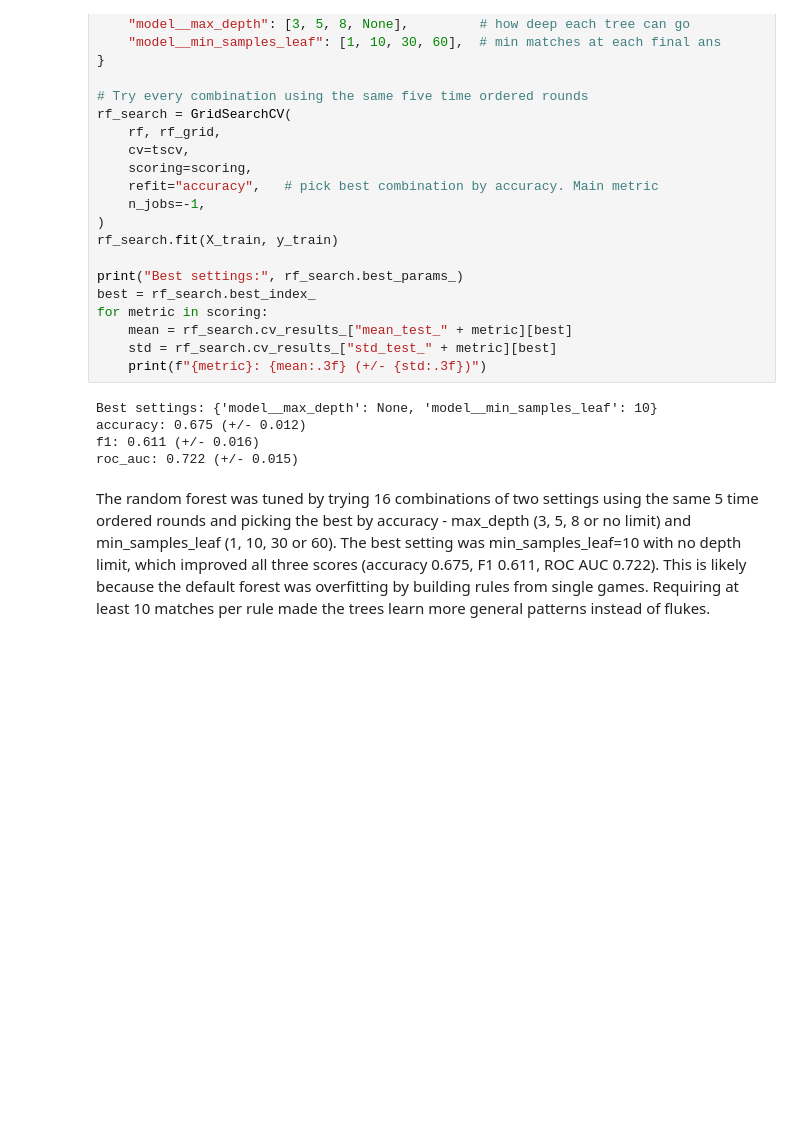
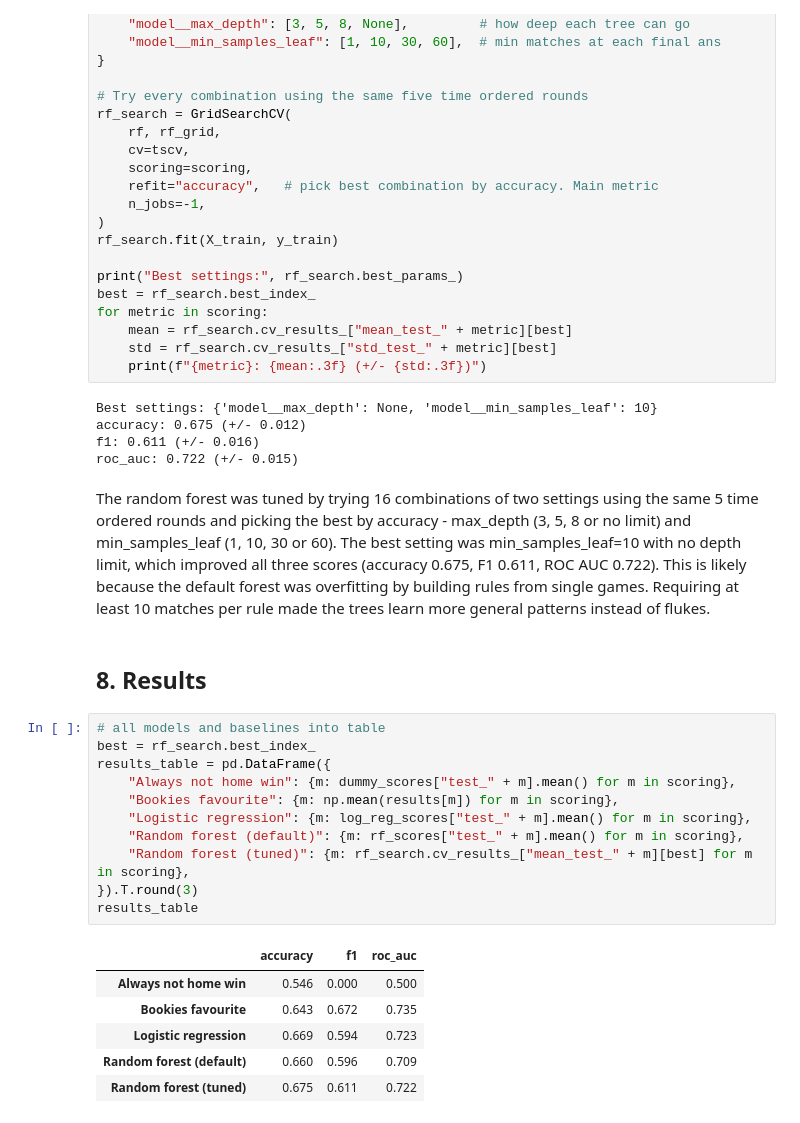
Before and after one commit to jonesyadam111/CT4101-premier-league-prediction, a Jupyter notebook: premier_league_prediction.ipynb, the cells around one changed output. Saved outputs shown, nothing was run; the diff lists cells and outputs as text; blank space fills up the shorter version.

Commit message:
Add results table

```diff
--- a/premier_league_prediction.ipynb
+++ b/premier_league_prediction.ipynb
@@ -485,3 +485,23 @@ f1: 0.611 (+/- 0.016)
 roc_auc: 0.722 (+/- 0.015)
 # %% [markdown]
 The random forest was tuned by trying 16 combinations of two settings using the same 5 time ordered rounds and picking the best by accuracy - max_depth (3, 5, 8 or no limit) and min_samples_leaf (1, 10, 30 or 60). The best setting was min_samples_leaf=10 with no depth limit, which improved all three scores (accuracy 0.675, F1 0.611, ROC AUC 0.722). This is likely because the default forest was overfitting by building rules from single games. Requiring at least 10 matches per rule made the trees learn more general patterns instead of flukes.
+# %% [markdown]
+## 8. Results
+# %%
+# all models and baselines into table
+best = rf_search.best_index_
+results_table = pd.DataFrame({
+    "Always not home win": {m: dummy_scores["test_" + m].mean() for m in scoring},
+    "Bookies favourite": {m: np.mean(results[m]) for m in scoring},
+    "Logistic regression": {m: log_reg_scores["test_" + m].mean() for m in scoring},
+    "Random forest (default)": {m: rf_scores["test_" + m].mean() for m in scoring},
+    "Random forest (tuned)": {m: rf_search.cv_results_["mean_test_" + m][best] for m in scoring},
+}).T.round(3)
+results_table
+# %% [output]
+|  | accuracy | f1 | roc_auc |
+| Always not home win | 0.546 | 0.000 | 0.500 |
+| Bookies favourite | 0.643 | 0.672 | 0.735 |
+| Logistic regression | 0.669 | 0.594 | 0.723 |
+| Random forest (default) | 0.660 | 0.596 | 0.709 |
+| Random forest (tuned) | 0.675 | 0.611 | 0.722 |
```
Also changed, not shown: parts of 4 cells of this notebook.
